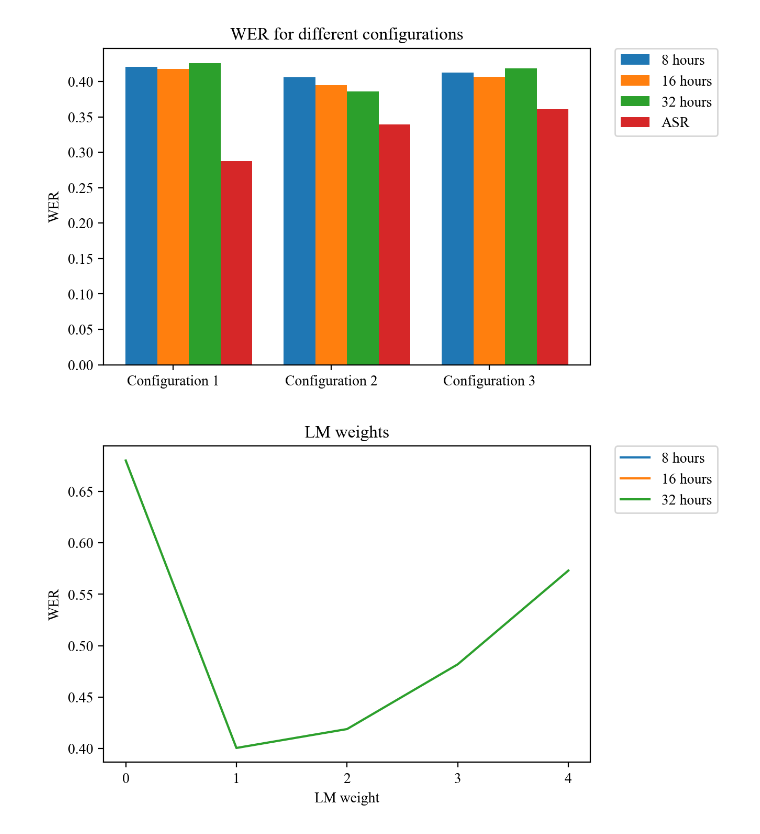
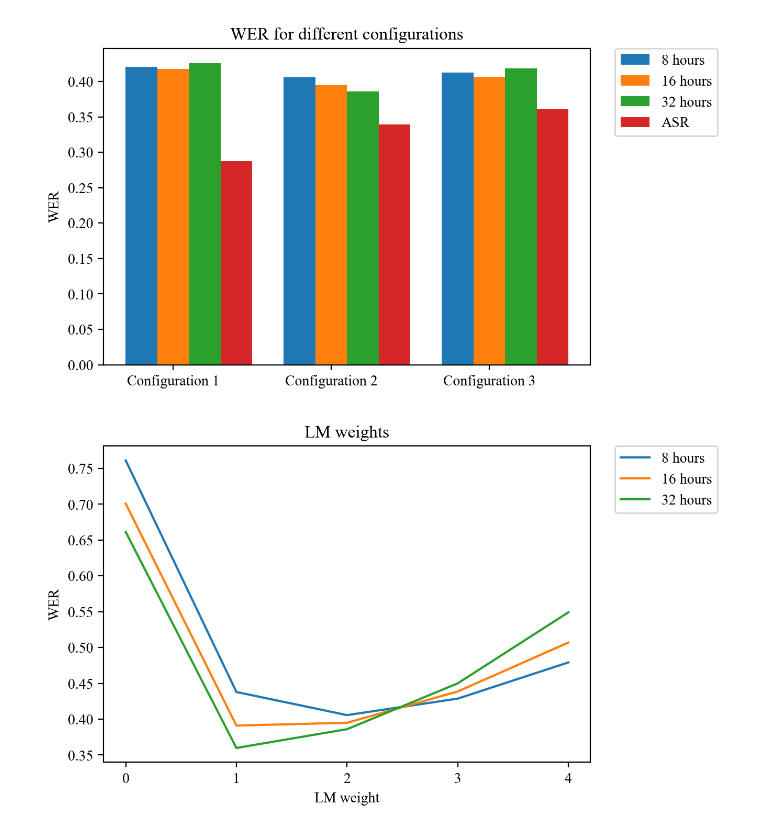
Before and after one commit to Thomaskolb/bsc-thesis, a Jupyter notebook: scripts/results/thesis-results.ipynb, the cells around one changed output. Cells and saved outputs as stored; diff of their text form; code cells hidden in the pictures.

```diff
--- a/scripts/results/thesis-results.ipynb
+++ b/scripts/results/thesis-results.ipynb
@@ -110,21 +113,21 @@ plt.show()
 # %%
 # Fine-tuning base10 - different LM weights - WER
 
 # testset: 'test'
 data = {
-        '8 hours': [],
-        '16 hours': [],
-        '32 hours': [0.6800015759850048, 0.400496537287012, 0.4188714403522149, 0.4818145555691041, 0.5729844720830859]
+        '8 hours': [0.761000050797186, 0.437965417823946, 0.4056876739594236, 0.42867886608509326, 0.47918766069859703],
+        '16 hours': [0.7006993540139026, 0.39108805574562105, 0.3949950689869304, 0.4386549401847224, 0.5069587699190442],
+        '32 hours': [0.6611997912770066, 0.35983920737067104, 0.3860400177398728, 0.44999524443073224, 0.5491314196366458]
        }
 
 fig, ax = plt.subplots()
 for key in data:
     ax.plot(data[key], label=key)
 plt.title('LM weights')
 plt.xlabel('LM weight')
 plt.ylabel('WER')
 plt.xticks(list(range(5)), [0, 1, 2, 3, 4])
 ax.legend(bbox_to_anchor=(1.05, 1), loc='upper left', borderaxespad=0.)
 plt.show()
 # %% [output]
-[figure, old version]
+[figure, new version]
```
Also changed, not shown: parts of 3 cells of this notebook, 1 other file.
